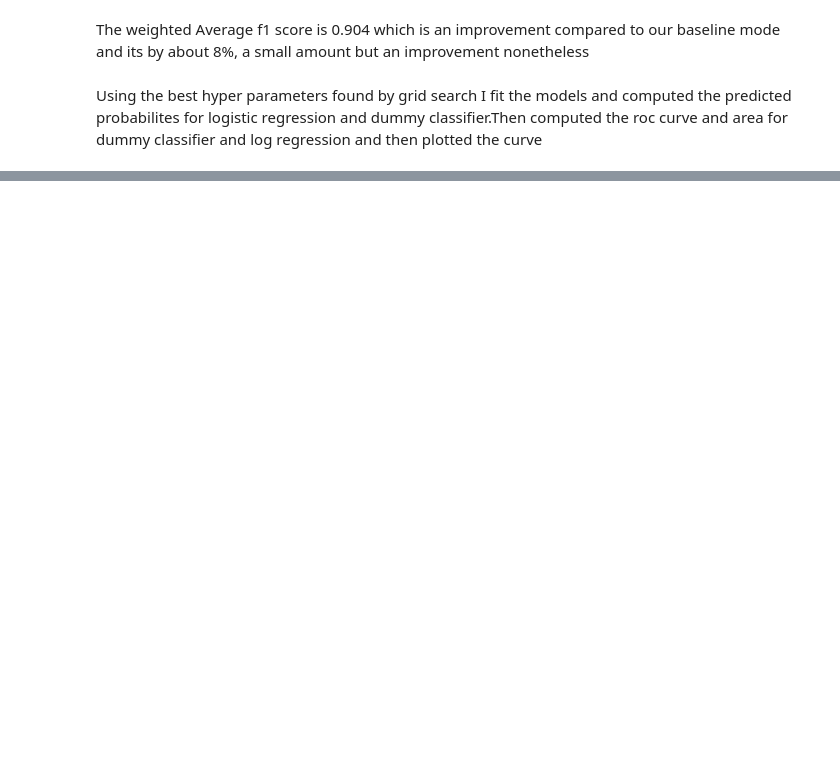
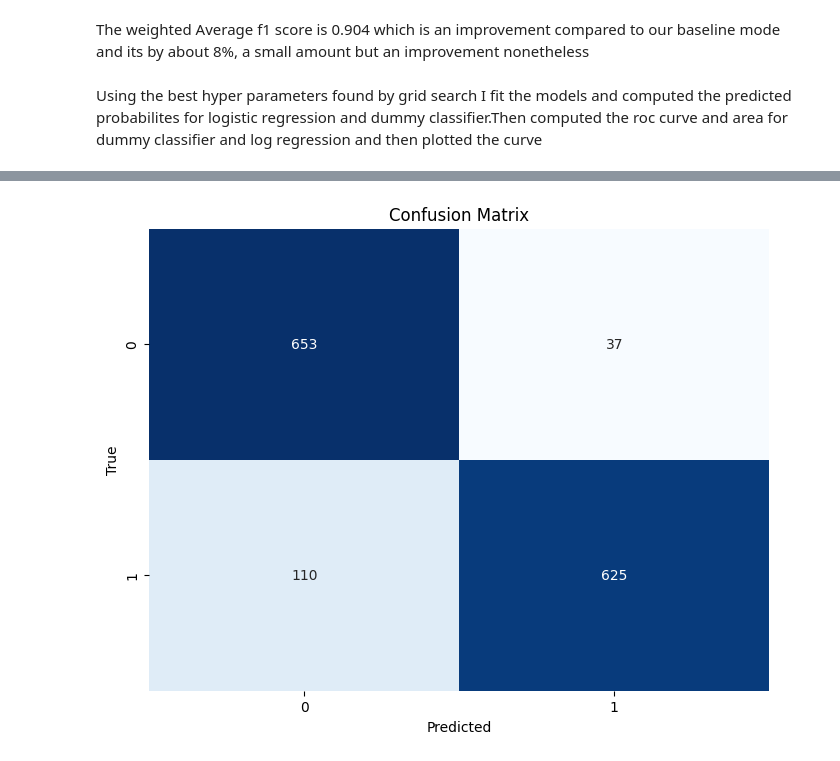
Before and after one commit to IceyPanda23/Phase_3_project, a Jupyter notebook: Project.ipynb, the cells around one changed output, grey strips where cells are left out. Saved outputs shown, nothing was run; the diff lists cells and outputs as text; code cells hidden in the pictures; blank space fills up the shorter version.

```diff
--- a/Project.ipynb
+++ b/Project.ipynb
@@ -438,0 +441,12 @@ The AUC of our model has increased a significant amount from our baseline model
+# %%
+y_pred_con = logreg.predict(X_test)
+cm = confusion_matrix(y_true=y_test,y_pred=y_pred_con)
+plt.figure(figsize=(8, 6))
+sns.heatmap(cm, annot=True, cmap='Blues', fmt='g', cbar=False)
+plt.xlabel('Predicted')
+plt.ylabel('True')
+plt.title('Confusion Matrix')
+plt.show();
+final_classification_report = classification_report()
+# %% [output]
+[figure, added]
```
Also changed, not shown: parts of 7 cells of this notebook.
